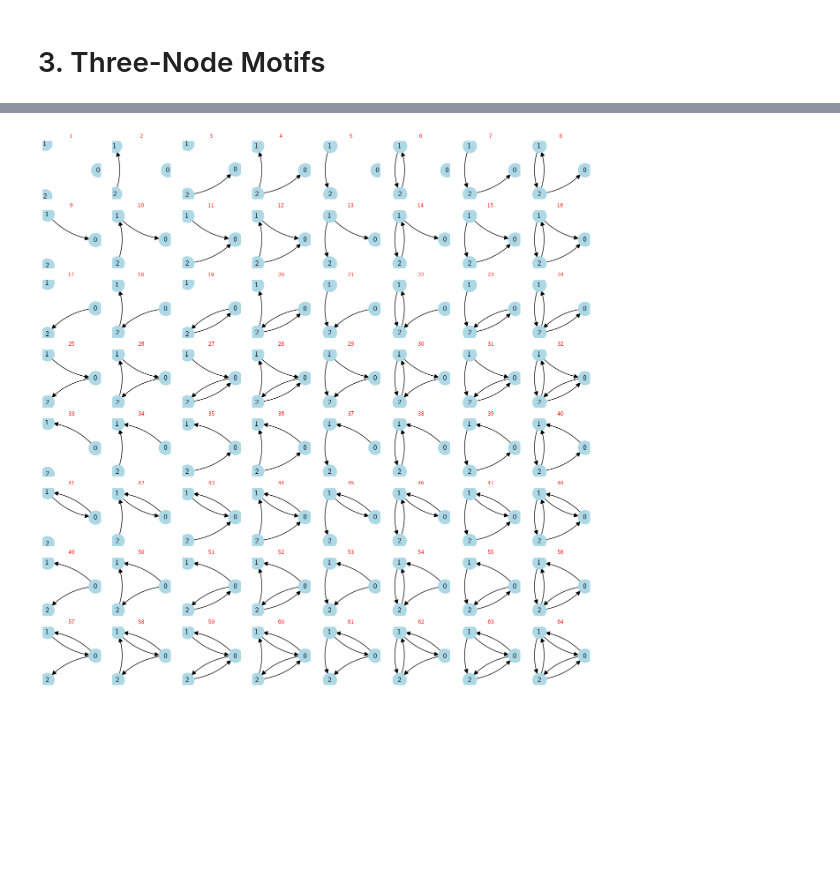
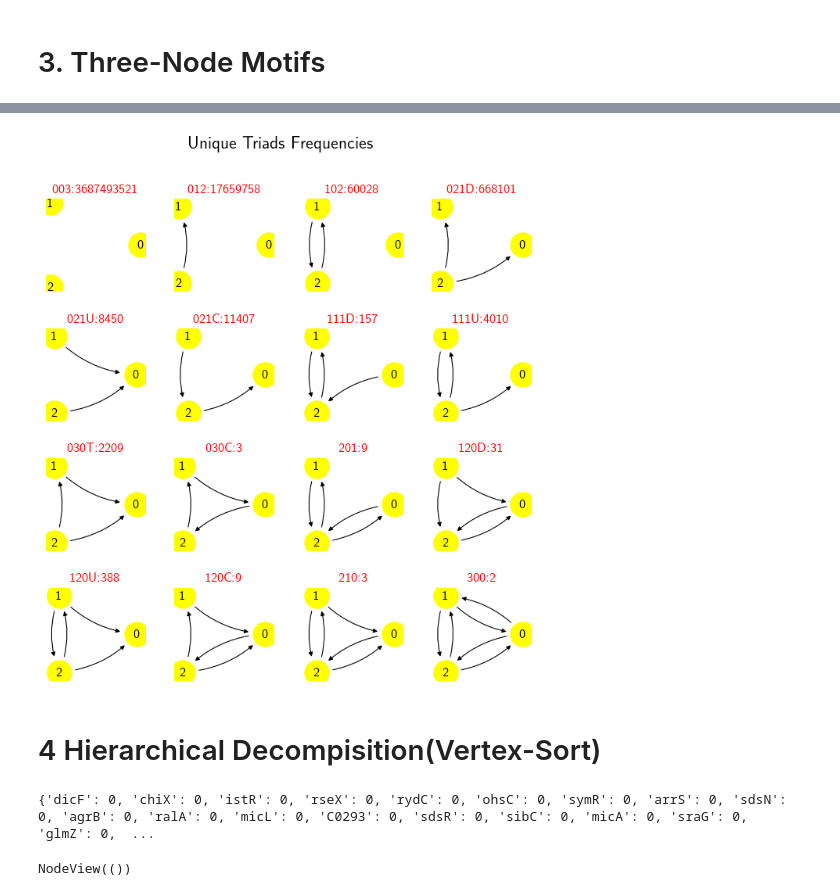
Before and after one commit to akshaysanjeevk/SysBio-course, a Jupyter notebook: hw1-RegDB.ipynb, the cells around one changed output, grey strips where cells are left out. Saved outputs shown, nothing was run; the diff lists cells and outputs as text; code cells hidden in the pictures; blank space fills up the shorter version.

```diff
--- a/hw1-RegDB.ipynb
+++ b/hw1-RegDB.ipynb
@@ -103,0 +90,17 @@ node3_digraphs = all_3_node_digraphs()
+# %%
+triadic_census = nx.triadic_census(g)
+# print(triadic_census)
+# %%
+
+fig, ax = plt.subplots(figsize=(6, 5))
+x_positions = range(len(triadic_census))
+bar_width = 0.8
+ax.bar(x_positions, triadic_census.values(), tick_label=triadic_census.keys(), color='blue', width=bar_width)
+plt.yscale('log')
+plt.ylabel('Frequency')
+plt.xlabel('Triad Type')
+plt.title('Triadic Frequency')
+ax.set_xticks([x + bar_width / 2 for x in x_positions])
+ax.set_xticklabels(triadic_census.keys(), rotation=90, ha="center")
+plt.tight_layout()
+plt.show()
@@ -104,39 +109,48 @@ node3_digraphs = all_3_node_digraphs()
 # %%
-import matplotlib.pyplot as plt
-import networkx as nx
-from itertools import product
 
-# Define nodes and all directed edges excluding self-loops
+
+TRIAD_NAMES = [
+    '003', '012', '102', '021D', '021U', '021C', '111D',
+    '111U', '030T', '030C', '201', '120D', '120U', '120C',
+    '210', '300'
+]
+
 nodes = [0, 1, 2]
-edges = [(i, j) for i in nodes for j in nodes if i != j]  # 6 directed edges
-
-# Generate all 2^6 = 64 combinations of edges (presence/absence)
+edges = [(i, j) for i in nodes for j in nodes if i != j] #selfloops excluded.
 edge_combinations = list(product([0, 1], repeat=len(edges)))
 
-# Set up 8x8 subplots
-fig, axl = plt.subplots(8, 8, figsize=(16, 16))
-axl = axl.flatten()
-
-for i, bits in enumerate(edge_combinations):
+unique_graphs = {}
+for bits in edge_combinations:
     g = nx.DiGraph()
     g.add_nodes_from(nodes)
     g.add_edges_from([e for b, e in zip(bits, edges) if b])
+    if len(g.nodes) == 3:
+        census = nx.triadic_census(g)
+        for name in TRIAD_NAMES:
+            if census[name] == 1 and name not in unique_graphs:
+                unique_graphs[name] = g
+                break
 
+fig, axl = plt.subplots(4, 4, figsize=(8,8))
+axl = axl.flatten()
+for i, name in enumerate(TRIAD_NAMES):
+    g = unique_graphs[name]
     ax = axl[i]
     ax.set_axis_off()
-    ax.set_title(f"{i + 1}", fontsize=10,color='red')
-
+    ax.set_title(f'{name}:{triadic_census[name]}', fontsize=12, color='red')
     pos = nx.circular_layout(g)
-    nx.draw_networkx_nodes(g, pos, ax=ax, node_color='lightblue', node_size=500)
+    nx.draw_networkx_nodes(g, pos, ax=ax, node_color='yellow', node_size=500)
     nx.draw_networkx_labels(g, pos, ax=ax)
-
-    # Draw arrows with curved edges to distinguish direction
     nx.draw_networkx_edges(
         g, pos, ax=ax, arrows=True, connectionstyle='arc3,rad=0.2',
-        arrowstyle='-|>', min_target_margin=10, min_source_margin=10,
-        arrowsize=15  # Smaller arrows
-        )
-# plt.tight_layout()
+        arrowstyle='-|>', min_target_margin=15, min_source_margin=15,
+        arrowsize=8, edge_color='black', width=.8, alpha=1
+    )
+fig.suptitle('Unique Triads Frequencies', fontsize=16, color='black')
+fig.subplots_adjust(wspace=0.3, hspace=0.4)
+# plt.savefig('triad_freq.png', dpi=450, bbox_inches='tight')
 plt.show()
 # %% [output]
-[figure, old version]
+[figure, new version]
+# %% [markdown]
+# 4 Hierarchical Decompisition(Vertex-Sort)
@@ -142,0 +172,9 @@ plt.show()
+# %%
+h = VertexSort(g)
+print(h)
+# %% [output]
+{'dicF': 0, 'chiX': 0, 'istR': 0, 'rseX': 0, 'rydC': 0, 'ohsC': 0, 'symR': 0, 'arrS': 0, 'sdsN': 0, 'agrB': 0, 'ralA': 0, 'micL': 0, 'C0293': 0, 'sdsR': 0, 'sibC': 0, 'micA': 0, 'sraG': 0, 'glmZ': 0,  ...
+# %%
+g.nodes
+# %% [output]
+NodeView(())
```
Also changed, not shown: parts of 5 cells of this notebook, 5 other files.
